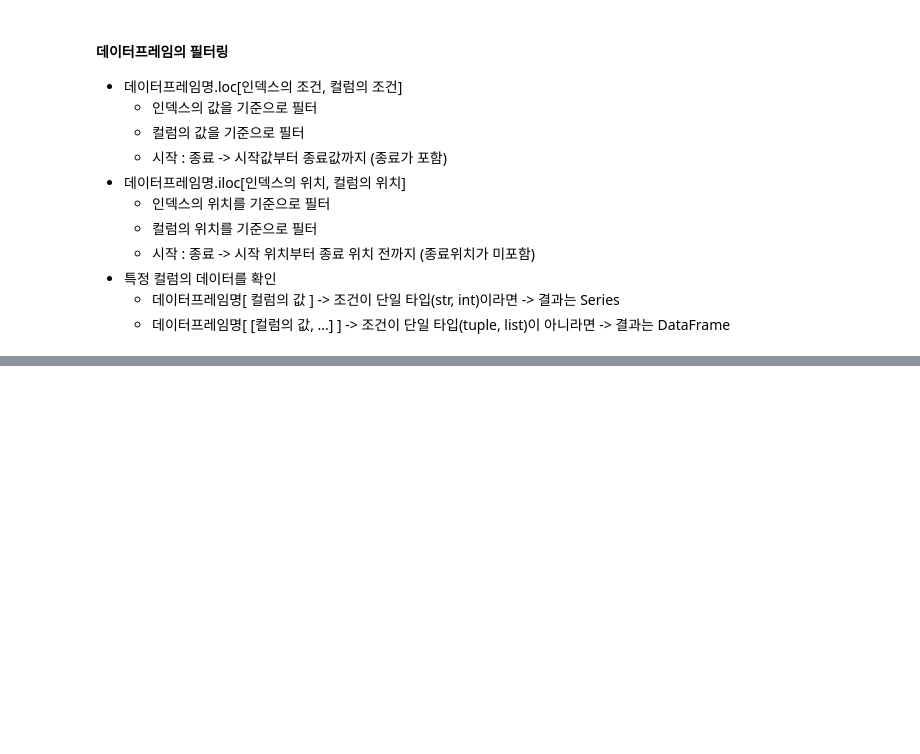
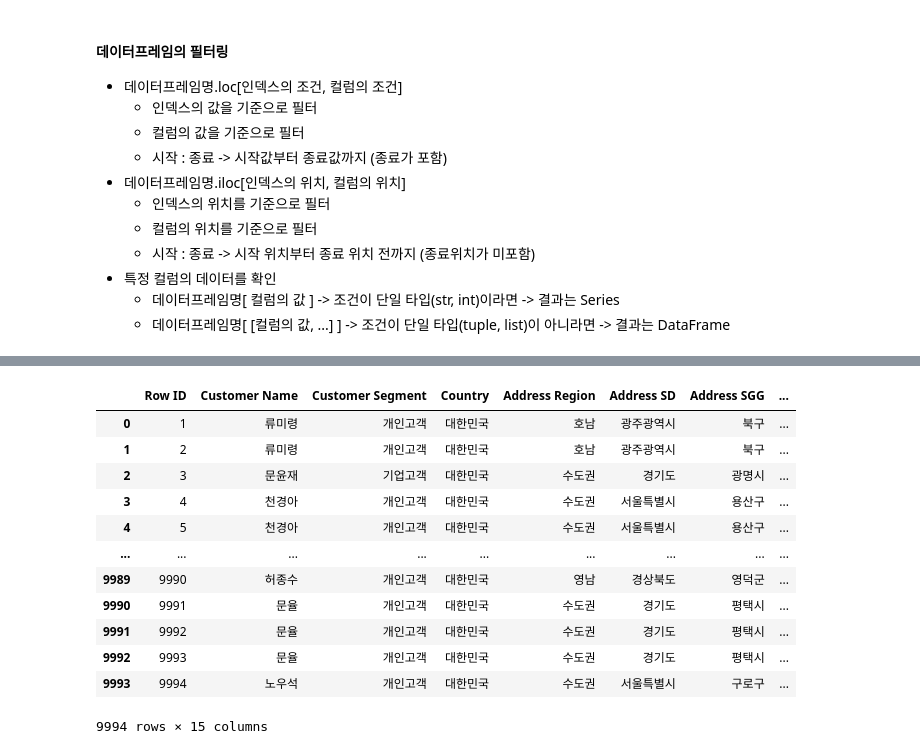
Before and after one commit to bsmoon-86/multicam_2025, a Jupyter notebook: 250903/01_pandas.ipynb, the cells around one changed output, grey strips where cells are left out. Drawn from its saved outputs; the diff is of its cells as text; code cells hidden in the pictures; blank space fills up the shorter version.

```diff
--- a/250903/01_pandas.ipynb
+++ b/250903/01_pandas.ipynb
@@ -175,0 +220,2 @@ df.fillna(10)
+# %%
+df = pd.read_excel("../csv/Superstore KR - VizLab 2022.xlsx")
@@ -175,0 +252,19 @@ df.fillna(10)
+# %%
+df2 = df.drop(
+    ['Order ID', 'Order Date', 'Delivery Date', 'Delivery Mode', 'Customer ID'], axis=1
+)
+df2
+# %% [output]
+|  | Row ID | Customer Name | Customer Segment | Country | Address Region | Address SD | Address SGG | ... |
+| 0 | 1 | 류미령 | 개인고객 | 대한민국 | 호남 | 광주광역시 | 북구 | ... |
+| 1 | 2 | 류미령 | 개인고객 | 대한민국 | 호남 | 광주광역시 | 북구 | ... |
+| 2 | 3 | 문윤재 | 기업고객 | 대한민국 | 수도권 | 경기도 | 광명시 | ... |
+| 3 | 4 | 천경아 | 개인고객 | 대한민국 | 수도권 | 서울특별시 | 용산구 | ... |
+| 4 | 5 | 천경아 | 개인고객 | 대한민국 | 수도권 | 서울특별시 | 용산구 | ... |
+| ... | ... | ... | ... | ... | ... | ... | ... | ... |
+| 9989 | 9990 | 허종수 | 개인고객 | 대한민국 | 영남 | 경상북도 | 영덕군 | ... |
+| 9990 | 9991 | 문율 | 개인고객 | 대한민국 | 수도권 | 경기도 | 평택시 | ... |
+| 9991 | 9992 | 문율 | 개인고객 | 대한민국 | 수도권 | 경기도 | 평택시 | ... |
+| 9992 | 9993 | 문율 | 개인고객 | 대한민국 | 수도권 | 경기도 | 평택시 | ... |
+| 9993 | 9994 | 노우석 | 개인고객 | 대한민국 | 수도권 | 서울특별시 | 구로구 | ... |
+9994 rows × 15 columns
```
Also changed, not shown: parts of 9 cells of this notebook, 10 other files.
